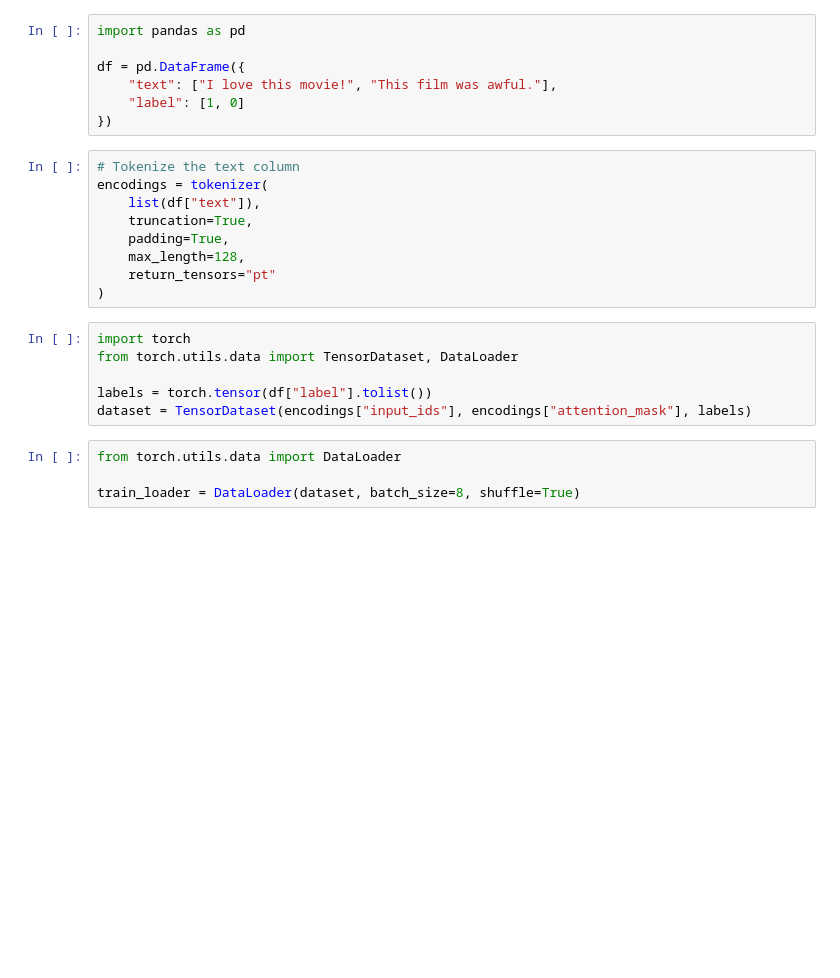
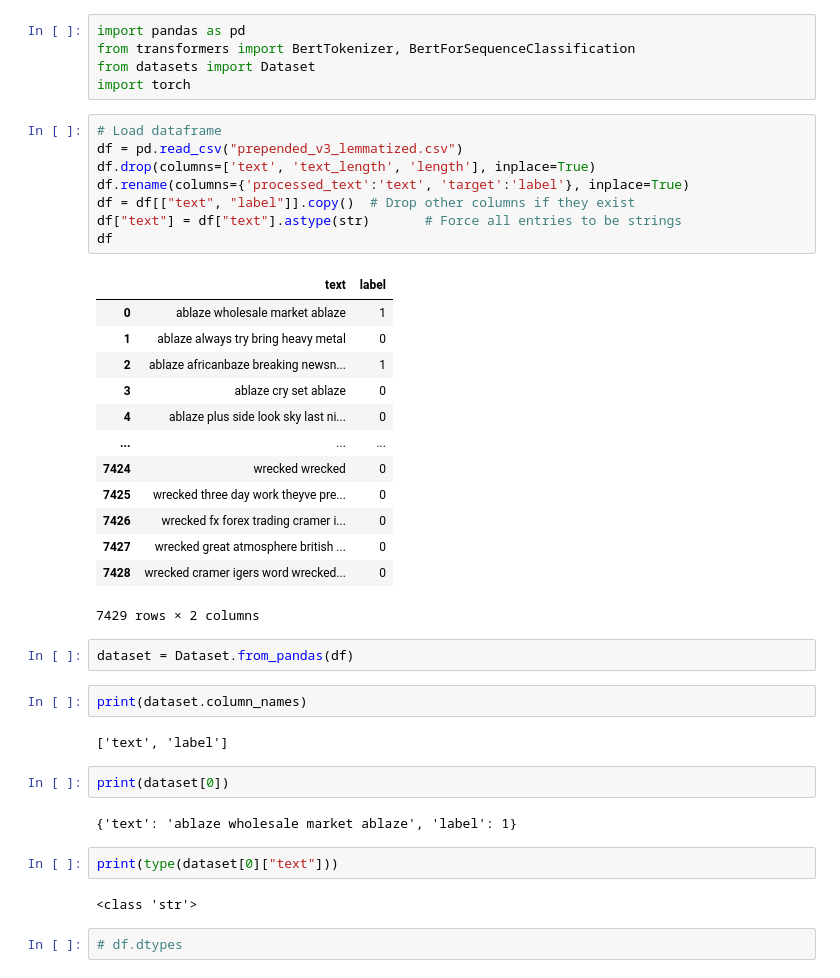
Before and after one commit to CSC-4260-Advanced-Data-Science-Project/NLP_Disaster_Tweets, a Jupyter notebook: bert_model.ipynb, the cells around one changed output. Cells and saved outputs as stored; diff of their text form; blank space fills up the shorter version.

Commit message:
Continued progress of bert_model.ipynb

```diff
--- a/bert_model.ipynb
+++ b/bert_model.ipynb
@@ -37,27 +21,44 @@ You should probably TRAIN this model on a down-stream task to be able to use it
-# %%
-import pandas as pd
-
-df = pd.DataFrame({
-    "text": ["I love this movie!", "This film was awful."],
-    "label": [1, 0]
-})
-# %%
-# Tokenize the text column
-encodings = tokenizer(
-    list(df["text"]),
-    truncation=True,
-    padding=True,
-    max_length=128,
-    return_tensors="pt"
-)
-# %%
-import torch
-from torch.utils.data import TensorDataset, DataLoader
-
-labels = torch.tensor(df["label"].tolist())
-dataset = TensorDataset(encodings["input_ids"], encodings["attention_mask"], labels)
-# %%
-from torch.utils.data import DataLoader
-
-train_loader = DataLoader(dataset, batch_size=8, shuffle=True)
+# %%
+import pandas as pd
+from transformers import BertTokenizer, BertForSequenceClassification
+from datasets import Dataset
+import torch
+# %%
+# Load dataframe
+df = pd.read_csv("prepended_v3_lemmatized.csv")
+df.drop(columns=['text', 'text_length', 'length'], inplace=True)
+df.rename(columns={'processed_text':'text', 'target':'label'}, inplace=True)
+df = df[["text", "label"]].copy()  # Drop other columns if they exist
+df["text"] = df["text"].astype(str)       # Force all entries to be strings
+df
+# %% [output]
+|  | text | label |
+| 0 | ablaze wholesale market ablaze | 1 |
+| 1 | ablaze always try bring heavy metal | 0 |
+| 2 | ablaze africanbaze breaking newsn... | 1 |
+| 3 | ablaze cry set ablaze | 0 |
+| 4 | ablaze plus side look sky last ni... | 0 |
+| ... | ... | ... |
+| 7424 | wrecked wrecked | 0 |
+| 7425 | wrecked three day work theyve pre... | 0 |
+| 7426 | wrecked fx forex trading cramer i... | 0 |
+| 7427 | wrecked great atmosphere british ... | 0 |
+| 7428 | wrecked cramer igers word wrecked... | 0 |
+7429 rows × 2 columns
+# %%
+dataset = Dataset.from_pandas(df)
+# %%
+print(dataset.column_names)
+# %% [output]
+['text', 'label']
+# %%
+print(dataset[0])
+# %% [output]
+{'text': 'ablaze wholesale market ablaze', 'label': 1}
+# %%
+print(type(dataset[0]["text"]))
+# %% [output]
+<class 'str'>
+# %%
+# df.dtypes
 # %%
```
Also changed, not shown: parts of 9 cells of this notebook.
